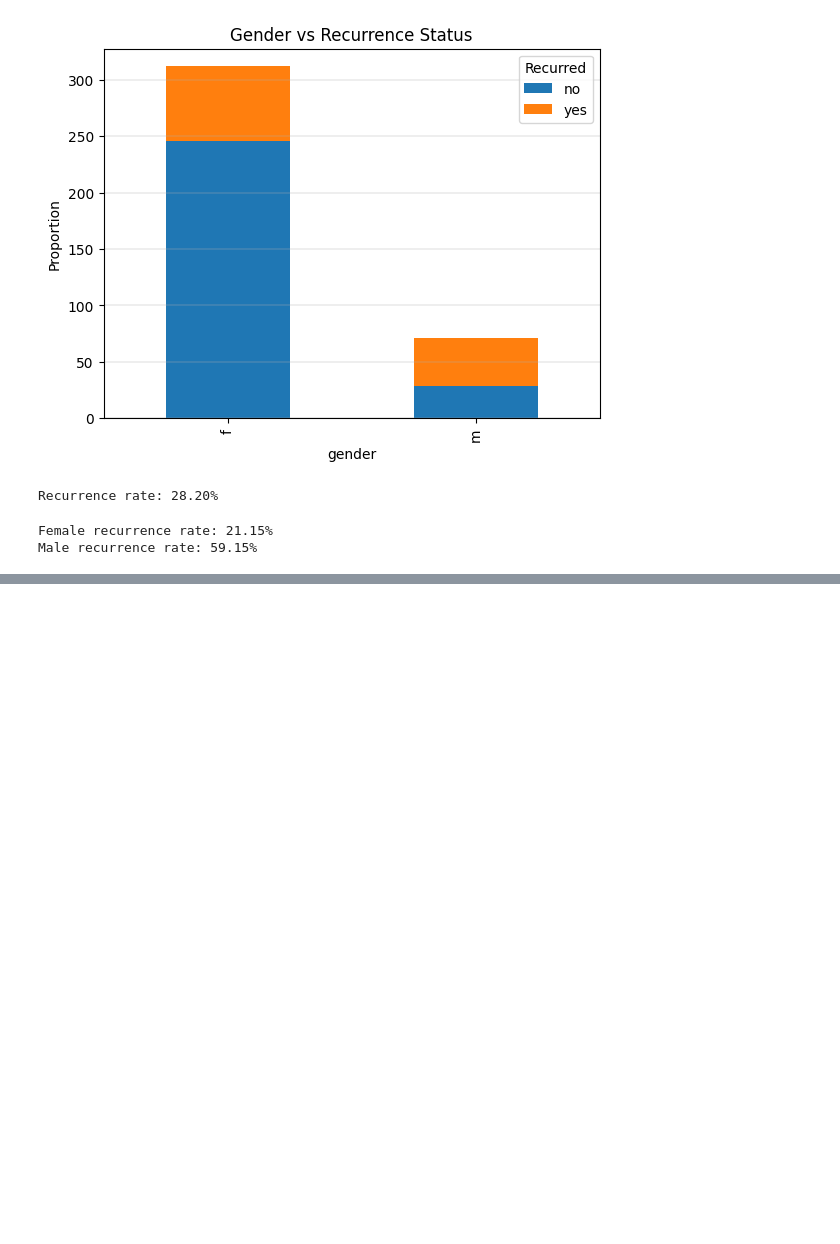
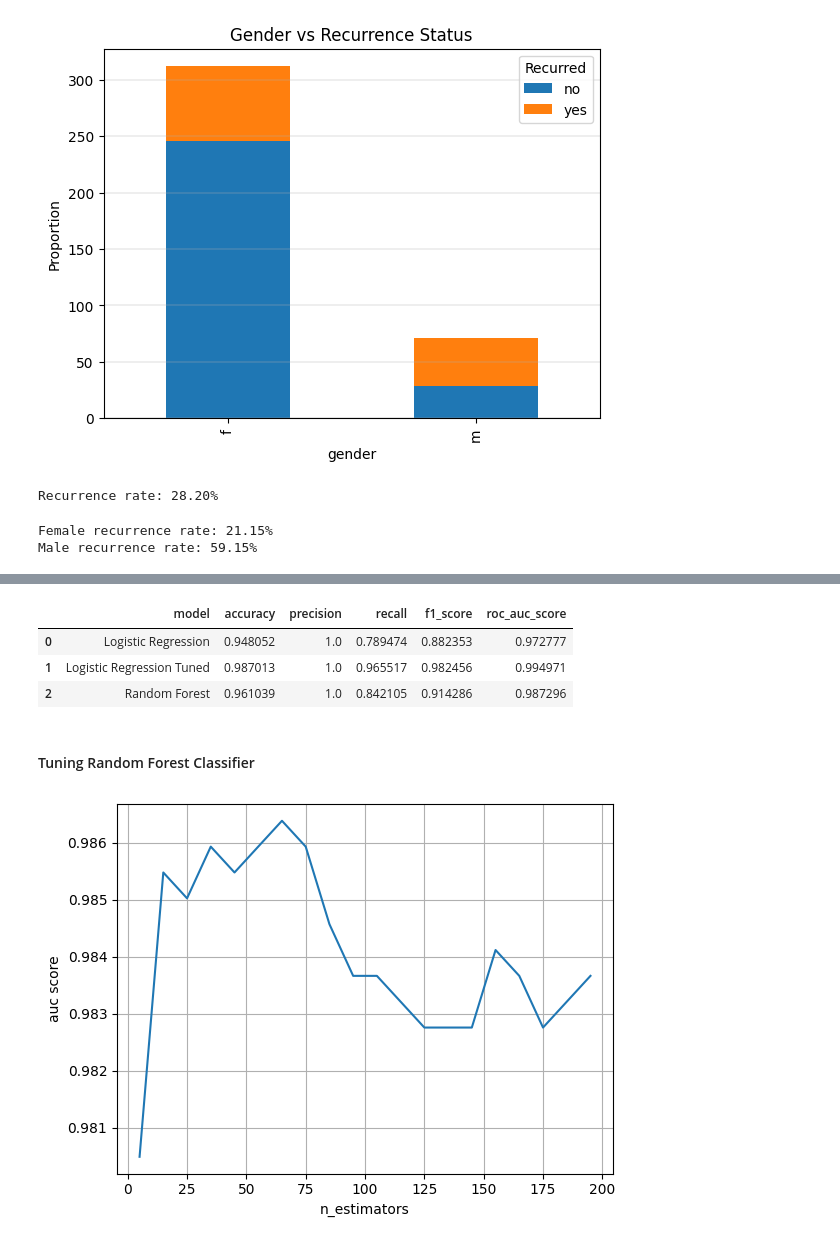
Before and after one commit to malenaduroux/ml-ThyRP, a Jupyter notebook: notebook.ipynb, the cells around one changed output, grey strips where cells are left out. Drawn from its saved outputs; the diff is of its cells as text; code cells hidden in the pictures; blank space fills up the shorter version.

```diff
--- a/notebook.ipynb
+++ b/notebook.ipynb
@@ -219,0 +541,8 @@ Male recurrence rate: 59.15%
+# %%
+def predict(df, dv, model):
+    dicts = df[categorical + numerical].to_dict(orient = 'records')
+
+    X = dv.transform(dicts)
+    y_pred = model.predict_proba(X)[:, 1]
+
+    return y_pred
@@ -219,0 +638,3 @@ Male recurrence rate: 59.15%
+# %%
+rf = RandomForestClassifier(n_estimators=10, random_state=1)
+rf.fit(X_train, y_train)
@@ -219,0 +643,3 @@ Male recurrence rate: 59.15%
+# %%
+y_pred = rf.predict(X_val)
+y_proba = rf.predict_proba(X_val)[:, 1]
@@ -219,0 +665,33 @@ Male recurrence rate: 59.15%
+# %%
+metrics_df
+# %% [output]
+|  | model | accuracy | precision | recall | f1_score | roc_auc_score |
+| 0 | Logistic Regression | 0.948052 | 1.0 | 0.789474 | 0.882353 | 0.972777 |
+| 1 | Logistic Regression Tuned | 0.987013 | 1.0 | 0.965517 | 0.982456 | 0.994971 |
+| 2 | Random Forest | 0.961039 | 1.0 | 0.842105 | 0.914286 | 0.987296 |
+# %% [markdown]
+#### Tuning Random Forest Classifier
+# %%
+scores = []
+
+for n in range(5, 201, 10):
+    #print(n)
+    rf = RandomForestClassifier(n_estimators=n, random_state=1)
+    rf.fit(X_train, y_train)
+
+    y_pred = rf.predict_proba(X_val)[:, 1]
+    auc = roc_auc_score(y_val, y_pred)
+
+    scores.append((n, auc))
+# %%
+df_scores = pd.DataFrame(scores, columns=['n_estimators', 'auc'])
+
+plt.plot(df_scores.n_estimators, df_scores.auc)
+plt.xlabel('n_estimators')
+plt.ylabel('auc score')
+plt.grid(True)
+
+#Performs well quickly and stays performing well (miniscule differences in performance).
+# Probably no need to go beyond 50 estimators.
+# %% [output]
+[figure, added]
```
Also changed, not shown: parts of 106 cells of this notebook, 6 other files.
